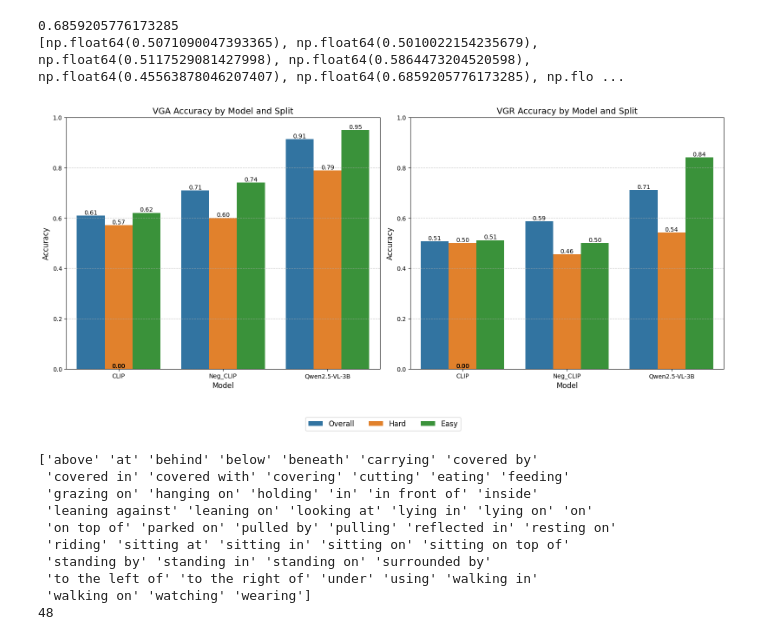
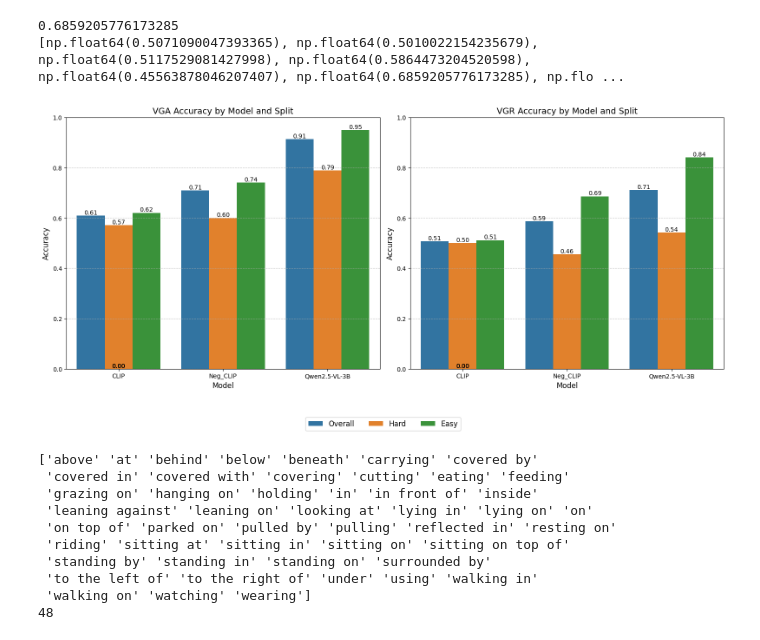
Before and after one commit to lcabannes/vision-language-models-are-bows, a Jupyter notebook: notebooks/visualization.ipynb, the cells around one changed output. Drawn from its saved outputs; the diff is of its cells as text; code cells hidden in the pictures.

```diff
--- a/notebooks/visualization.ipynb
+++ b/notebooks/visualization.ipynb
@@ -265,7 +265,7 @@ vgr_data = {
         clip_acc_vgr_easy.mean(),
         neg_clip_vgr_correct.mean(),
         neg_clip_acc_vgr_hard.mean(),
-        0.5, # neg_clip_acc_vgr_easy.mean(),
+        neg_clip_acc_vgr_easy.mean(),
         qwen_vgr_corrects.mean(),
         qwen_vgr_hard.mean(),
         qwen_vgr_easy.mean()]  # Example values
@@ -295,34 +295,34 @@ ax1.grid(axis='y', linestyle='--', alpha=0.7)
 # VGR plot
 barplot2 = sns.barplot(x='Model', y='Accuracy', hue='Split', data=vgr_df, ax=ax2)
 ax2.set_title('VGR Accuracy by Model and Split', fontsize=14)
 ax2.set_xlabel('Model', fontsize=12)
 ax2.set_ylabel('Accuracy', fontsize=12)
 ax2.set_ylim(0, 1)
 ax2.grid(axis='y', linestyle='--', alpha=0.7)
 
 # Add value annotations
 for ax, barplot in [(ax1, barplot1), (ax2, barplot2)]:
     for p in barplot.patches:
         ax.annotate(f'{p.get_height():.2f}',
                    (p.get_x() + p.get_width() / 2., p.get_height()),
                    ha='center', va='center', fontsize=10, color='black',
                    xytext=(0, 5), textcoords='offset points')
 
 # Add a single legend for both plots
 handles, labels = ax2.get_legend_handles_labels()
 fig.legend(handles, labels, loc='upper center', bbox_to_anchor=(0.5, 0.05),
           ncol=3, frameon=True, fontsize=12)
 
 # Remove individual legends
 ax1.get_legend().remove()
 ax2.get_legend().remove()
 
 plt.tight_layout(rect=[0, 0.1, 1, 0.95])  # Adjust layout to make room for the legend
 plt.savefig('figures/accuracy_comparison.png', dpi=300, bbox_inches='tight')
 plt.show()
 plt.close()
 # %% [output]
-[figure, old version]
+[figure, new version]
 # %%
 uniquerelations = np.unique(vgr_dataset.all_relations)
 print(uniquerelations)
```
